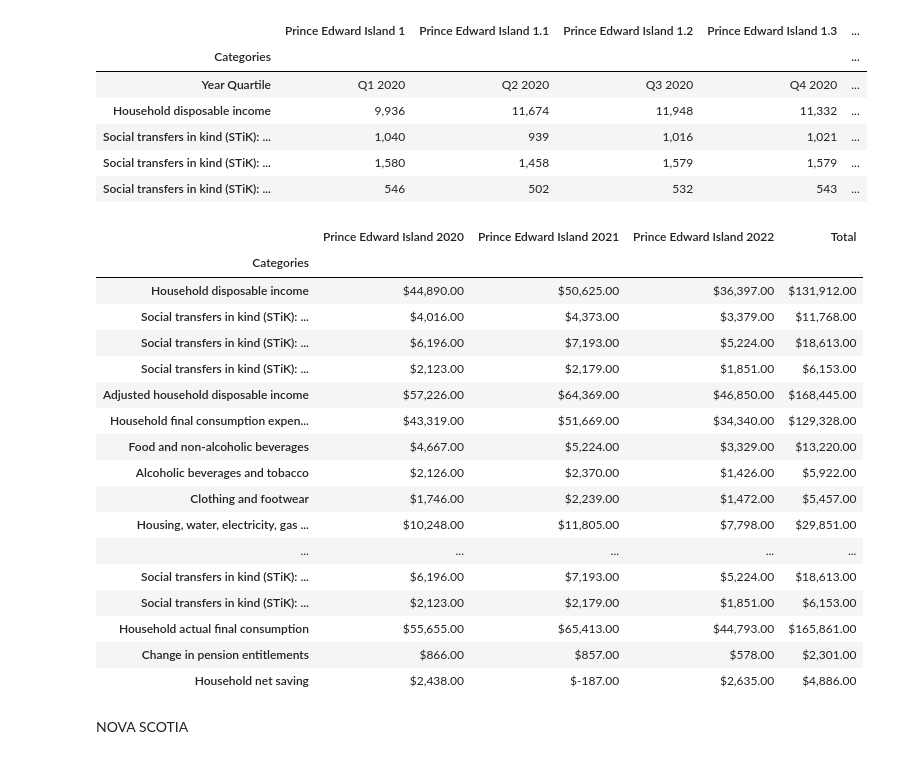
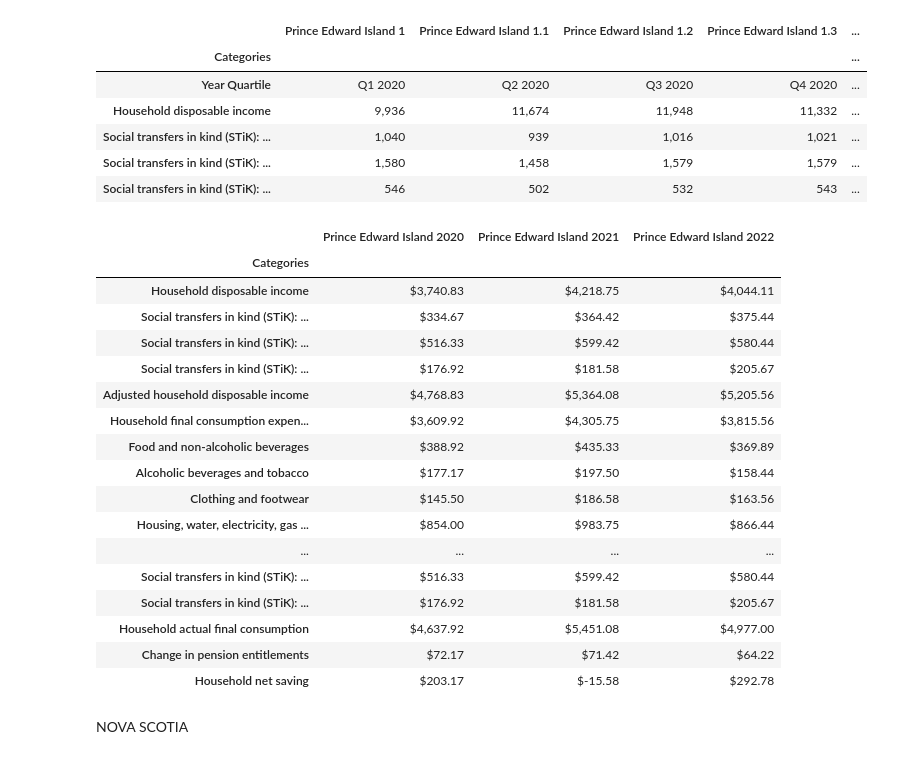
Before and after one commit to kristianrafuse/Canadian-Household-Finance-Study, a Jupyter notebook: Data Transformation.ipynb, the cells around one changed output. Drawn from its saved outputs; the diff is of its cells as text; code cells hidden in the pictures.

```diff
--- a/Data Transformation.ipynb
+++ b/Data Transformation.ipynb
@@ -242,52 +236,50 @@ PE_data.head()
 # %%
 #Calculate the yearly values for every category
 PE_year = PE_data.drop(["Year Quartile"])
 
 # Replace commas with empty strings in the columns to be summed
 PE_year = PE_year.replace(',', '', regex=True)
 
 # Convert values in DataFrame to numeric: https://pandas.pydata.org/docs/reference/api/pandas.to_numeric.html
 PE_year = PE_year.apply(pd.to_numeric, errors='coerce', downcast="integer")
 
-# Sum the values for each row in the specified columns
-sum_col1 = PE_year.iloc[:, 0:4].sum(axis=1)
-sum_col2 = PE_year.iloc[:, 4:8].sum(axis=1)
-sum_col3 = PE_year.iloc[:, 8:11].sum(axis=1)
+# Sum the values for each row in the specified columns and devide by the number of months to find the monthly average value
+sum_col1 = PE_year.iloc[:, 0:4].sum(axis=1)/12
+sum_col2 = PE_year.iloc[:, 4:8].sum(axis=1)/12
+sum_col3 = PE_year.iloc[:, 8:11].sum(axis=1)/9
 
 # Create a new dataframe with the summed values
-PE_peryear = pd.DataFrame({'Prince Edward Island 2020': sum_col1, 'Prince Edward Island 2021': sum_col2, 'Prince Edward Island 2022': sum_col3})
+PE_year = pd.DataFrame({'Prince Edward Island 2020': sum_col1, 'Prince Edward Island 2021': sum_col2, 'Prince Edward Island 2022': sum_col3})
 
-# Add a new column to the dataframe with the total sum of each row
-PE_peryear['Total'] = PE_peryear.sum(axis=1)
 
 # Format the numbers as currency: https://stackabuse.com/format-number-as-currency-string-in-python/
 def format_currency(num):
     return "${:,.2f}".format(num)
 
 # Apply the function to the dataframe
-PE_peryear = PE_peryear.applymap(format_currency)
+PE_year = PE_year.applymap(format_currency)
 
 # Display the resulting dataframe
-PE_peryear
+PE_year
 # %% [output]
-|  | Prince Edward Island 2020 | Prince Edward Island 2021 | Prince Edward Island 2022 | Total |
-| Categories |  |  |  |  |
-| Household disposable income | $44,890.00 | $50,625.00 | $36,397.00 | $131,912.00 |
-| Social transfers in kind (STiK): ... | $4,016.00 | $4,373.00 | $3,379.00 | $11,768.00 |
-| Social transfers in kind (STiK): ... | $6,196.00 | $7,193.00 | $5,224.00 | $18,613.00 |
-| Social transfers in kind (STiK): ... | $2,123.00 | $2,179.00 | $1,851.00 | $6,153.00 |
-| Adjusted household disposable income | $57,226.00 | $64,369.00 | $46,850.00 | $168,445.00 |
-| Household final consumption expen... | $43,319.00 | $51,669.00 | $34,340.00 | $129,328.00 |
-| Food and non-alcoholic beverages | $4,667.00 | $5,224.00 | $3,329.00 | $13,220.00 |
-| Alcoholic beverages and tobacco | $2,126.00 | $2,370.00 | $1,426.00 | $5,922.00 |
-| Clothing and footwear | $1,746.00 | $2,239.00 | $1,472.00 | $5,457.00 |
-| Housing, water, electricity, gas ... | $10,248.00 | $11,805.00 | $7,798.00 | $29,851.00 |
-| ... | ... | ... | ... | ... |
-| Social transfers in kind (STiK): ... | $6,196.00 | $7,193.00 | $5,224.00 | $18,613.00 |
-| Social transfers in kind (STiK): ... | $2,123.00 | $2,179.00 | $1,851.00 | $6,153.00 |
-| Household actual final consumption | $55,655.00 | $65,413.00 | $44,793.00 | $165,861.00 |
-| Change in pension entitlements | $866.00 | $857.00 | $578.00 | $2,301.00 |
-| Household net saving | $2,438.00 | $-187.00 | $2,635.00 | $4,886.00 |
+|  | Prince Edward Island 2020 | Prince Edward Island 2021 | Prince Edward Island 2022 |
+| Categories |  |  |  |
+| Household disposable income | $3,740.83 | $4,218.75 | $4,044.11 |
+| Social transfers in kind (STiK): ... | $334.67 | $364.42 | $375.44 |
+| Social transfers in kind (STiK): ... | $516.33 | $599.42 | $580.44 |
+| Social transfers in kind (STiK): ... | $176.92 | $181.58 | $205.67 |
+| Adjusted household disposable income | $4,768.83 | $5,364.08 | $5,205.56 |
+| Household final consumption expen... | $3,609.92 | $4,305.75 | $3,815.56 |
+| Food and non-alcoholic beverages | $388.92 | $435.33 | $369.89 |
+| Alcoholic beverages and tobacco | $177.17 | $197.50 | $158.44 |
+| Clothing and footwear | $145.50 | $186.58 | $163.56 |
+| Housing, water, electricity, gas ... | $854.00 | $983.75 | $866.44 |
+| ... | ... | ... | ... |
+| Social transfers in kind (STiK): ... | $516.33 | $599.42 | $580.44 |
+| Social transfers in kind (STiK): ... | $176.92 | $181.58 | $205.67 |
+| Household actual final consumption | $4,637.92 | $5,451.08 | $4,977.00 |
+| Change in pension entitlements | $72.17 | $71.42 | $64.22 |
+| Household net saving | $203.17 | $-15.58 | $292.78 |
 # %% [markdown]
 NOVA SCOTIA
 # %%
```
Also changed, not shown: parts of 16 cells of this notebook.
